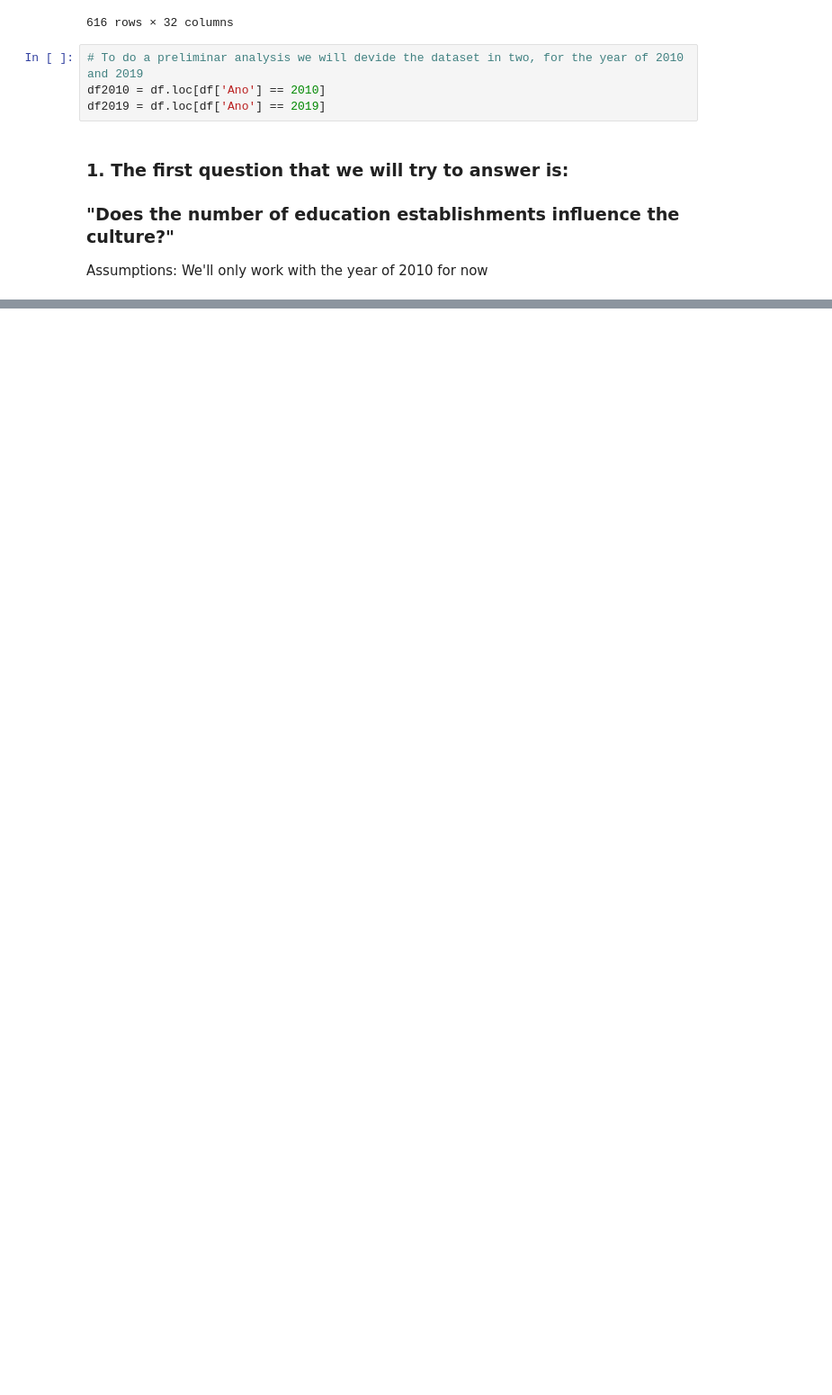
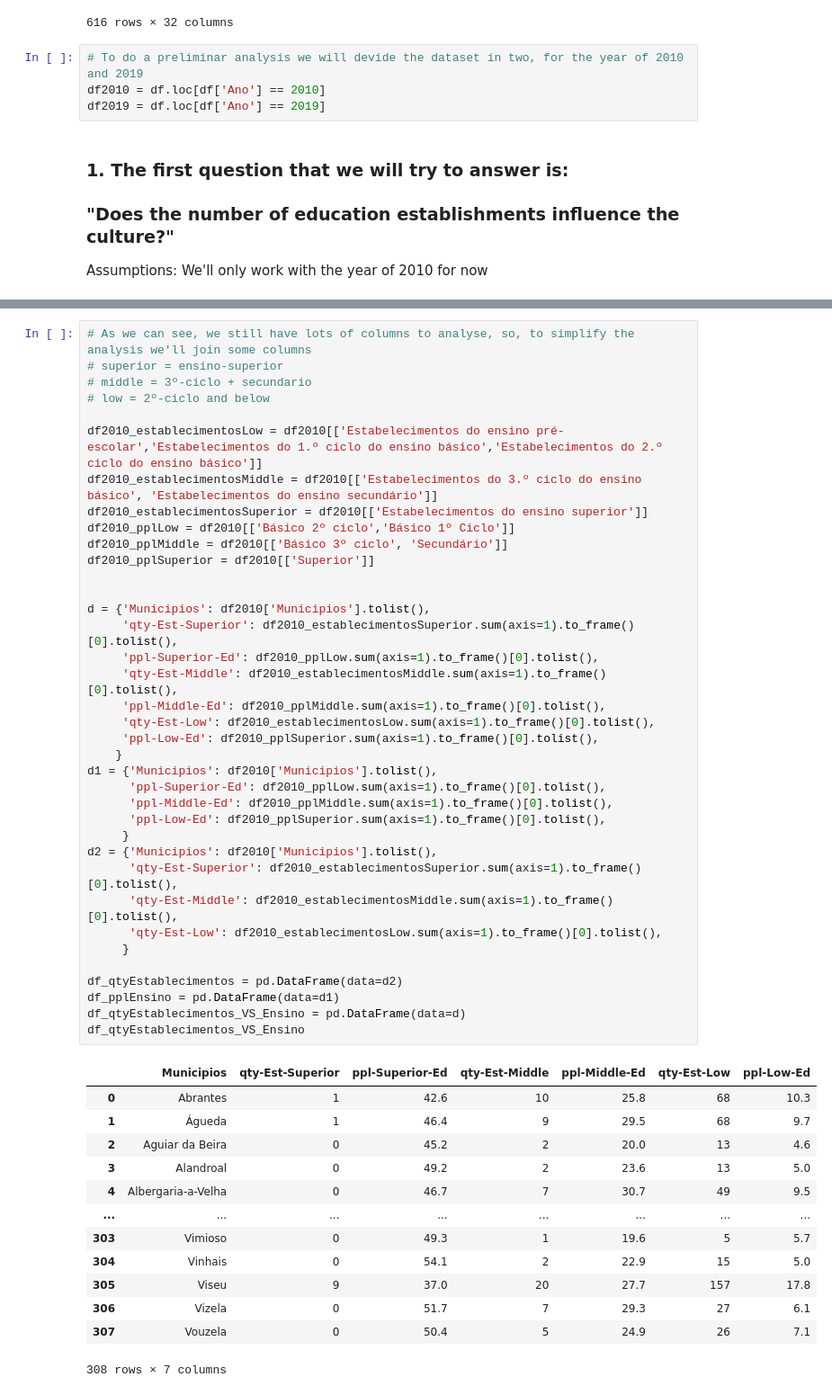
Before and after one commit to hjoaquim/psn-fs-js-hj, a Jupyter notebook: projeto-final.ipynb, the cells around one changed output, grey strips where cells are left out. Shown: that part at 90% size. Cells and saved outputs as stored; diff of their text form; blank space fills up the shorter version.

```diff
--- a/projeto-final.ipynb
+++ b/projeto-final.ipynb
@@ -75,0 +54,51 @@ Length: 308, dtype: int64
+# %%
+# As we can see, we still have lots of columns to analyse, so, to simplify the analysis we'll join some columns
+# superior = ensino-superior
+# middle = 3º-ciclo + secundario
+# low = 2º-ciclo and below
+
+df2010_establecimentosLow = df2010[['Estabelecimentos do ensino pré-escolar','Estabelecimentos do 1.º ciclo do ensino básico','Estabelecimentos do 2.º ciclo do ensino básico']]
+df2010_establecimentosMiddle = df2010[['Estabelecimentos do 3.º ciclo do ensino básico', 'Estabelecimentos do ensino secundário']]
+df2010_establecimentosSuperior = df2010[['Estabelecimentos do ensino superior']]
+df2010_pplLow = df2010[['Básico 2º ciclo','Básico 1º Ciclo']]
+df2010_pplMiddle = df2010[['Básico 3º ciclo', 'Secundário']]
+df2010_pplSuperior = df2010[['Superior']]
+
+
+d = {'Municipios': df2010['Municipios'].tolist(),
+     'qty-Est-Superior': df2010_establecimentosSuperior.sum(axis=1).to_frame()[0].tolist(),
+     'ppl-Superior-Ed': df2010_pplLow.sum(axis=1).to_frame()[0].tolist(),
+     'qty-Est-Middle': df2010_establecimentosMiddle.sum(axis=1).to_frame()[0].tolist(),
+     'ppl-Middle-Ed': df2010_pplMiddle.sum(axis=1).to_frame()[0].tolist(),
+     'qty-Est-Low': df2010_establecimentosLow.sum(axis=1).to_frame()[0].tolist(),
+     'ppl-Low-Ed': df2010_pplSuperior.sum(axis=1).to_frame()[0].tolist(),
+    }
+d1 = {'Municipios': df2010['Municipios'].tolist(),
+      'ppl-Superior-Ed': df2010_pplLow.sum(axis=1).to_frame()[0].tolist(),
+      'ppl-Middle-Ed': df2010_pplMiddle.sum(axis=1).to_frame()[0].tolist(),
+      'ppl-Low-Ed': df2010_pplSuperior.sum(axis=1).to_frame()[0].tolist(),
+     }
+d2 = {'Municipios': df2010['Municipios'].tolist(),
+      'qty-Est-Superior': df2010_establecimentosSuperior.sum(axis=1).to_frame()[0].tolist(),
+      'qty-Est-Middle': df2010_establecimentosMiddle.sum(axis=1).to_frame()[0].tolist(),
+      'qty-Est-Low': df2010_establecimentosLow.sum(axis=1).to_frame()[0].tolist(),
+     }
+
+df_qtyEstablecimentos = pd.DataFrame(data=d2)
+df_pplEnsino = pd.DataFrame(data=d1)
+df_qtyEstablecimentos_VS_Ensino = pd.DataFrame(data=d)
+df_qtyEstablecimentos_VS_Ensino
+# %% [output]
+|  | Municipios | qty-Est-Superior | ppl-Superior-Ed | qty-Est-Middle | ppl-Middle-Ed | qty-Est-Low | ppl-Low-Ed |
+| 0 | Abrantes | 1 | 42.6 | 10 | 25.8 | 68 | 10.3 |
+| 1 | Águeda | 1 | 46.4 | 9 | 29.5 | 68 | 9.7 |
+| 2 | Aguiar da Beira | 0 | 45.2 | 2 | 20.0 | 13 | 4.6 |
+| 3 | Alandroal | 0 | 49.2 | 2 | 23.6 | 13 | 5.0 |
+| 4 | Albergaria-a-Velha | 0 | 46.7 | 7 | 30.7 | 49 | 9.5 |
+| ... | ... | ... | ... | ... | ... | ... | ... |
+| 303 | Vimioso | 0 | 49.3 | 1 | 19.6 | 5 | 5.7 |
+| 304 | Vinhais | 0 | 54.1 | 2 | 22.9 | 15 | 5.0 |
+| 305 | Viseu | 9 | 37.0 | 20 | 27.7 | 157 | 17.8 |
+| 306 | Vizela | 0 | 51.7 | 7 | 29.3 | 27 | 6.1 |
+| 307 | Vouzela | 0 | 50.4 | 5 | 24.9 | 26 | 7.1 |
+308 rows × 7 columns
```
Also changed, not shown: parts of 2 cells of this notebook.
